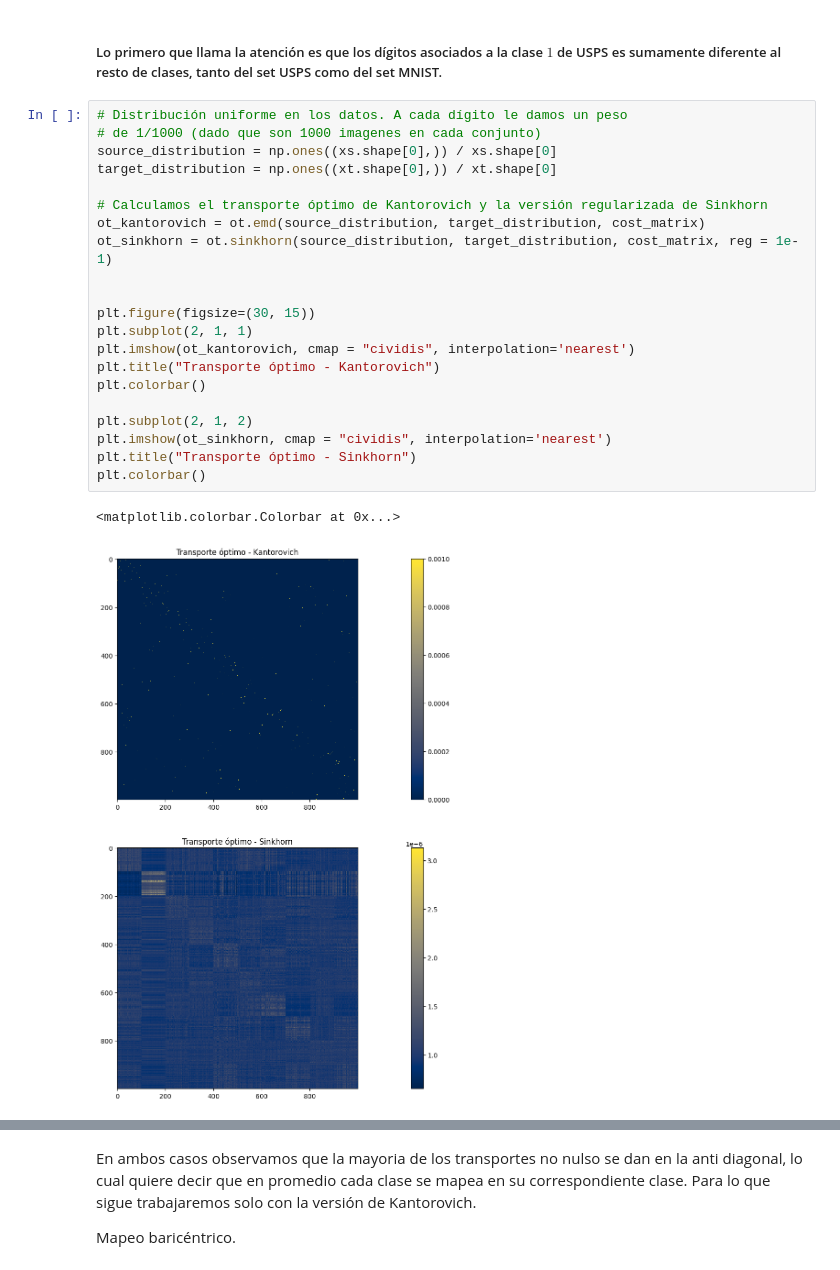
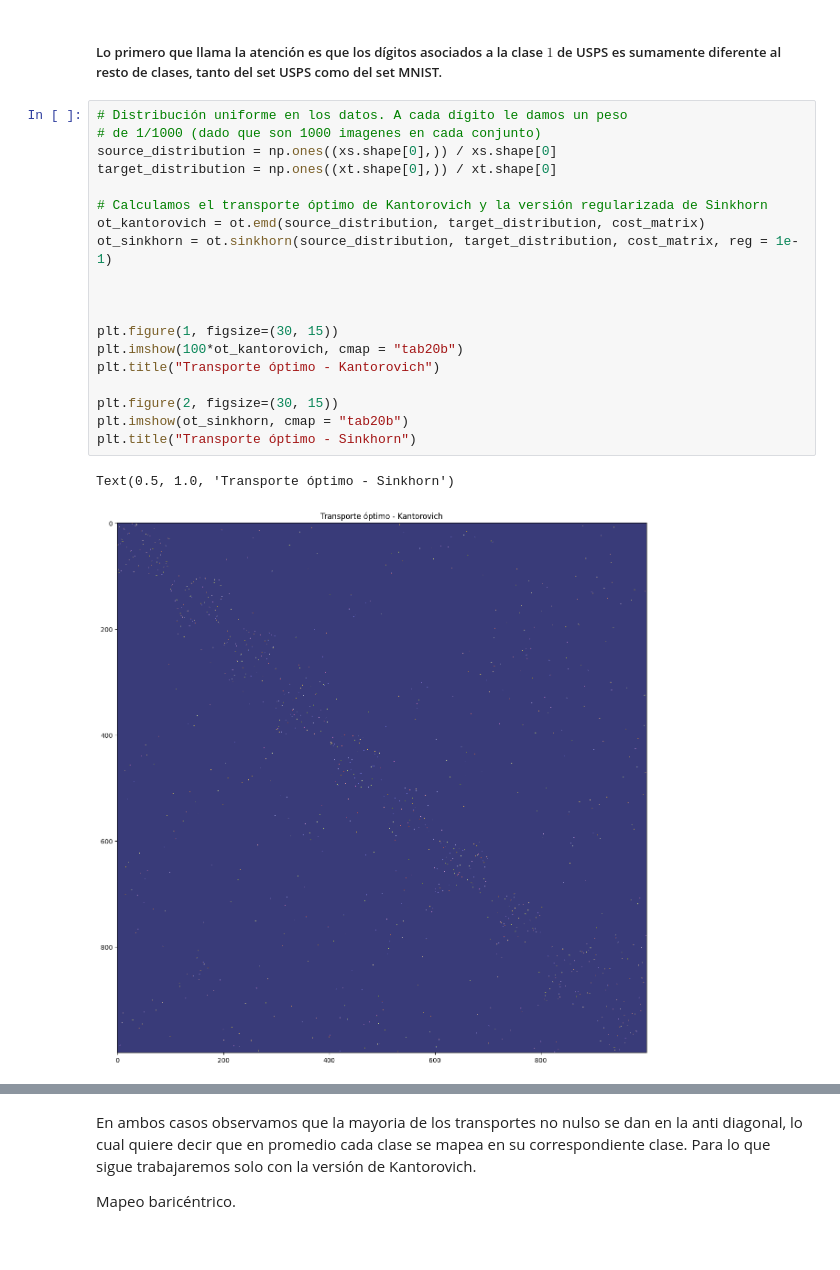
Before and after one commit to britsimm/simulaciones_transporte_optimo, a Jupyter notebook: adaptacion_de_dominio_digitos.ipynb, the cells around one changed output, grey strips where cells are left out. Cells and saved outputs as stored; diff of their text form.

```diff
--- a/adaptacion_de_dominio_digitos.ipynb
+++ b/adaptacion_de_dominio_digitos.ipynb
@@ -120,24 +120,22 @@ plt.imshow(cost_matrix, cmap = "cividis", interpolation='nearest')
 # %%
 # Distribución uniforme en los datos. A cada dígito le damos un peso
 # de 1/1000 (dado que son 1000 imagenes en cada conjunto)
 source_distribution = np.ones((xs.shape[0],)) / xs.shape[0]
 target_distribution = np.ones((xt.shape[0],)) / xt.shape[0]
 
 # Calculamos el transporte óptimo de Kantorovich y la versión regularizada de Sinkhorn
 ot_kantorovich = ot.emd(source_distribution, target_distribution, cost_matrix)
 ot_sinkhorn = ot.sinkhorn(source_distribution, target_distribution, cost_matrix, reg = 1e-1)
 
 
-plt.figure(figsize=(30, 15))
-plt.subplot(2, 1, 1)
-plt.imshow(ot_kantorovich, cmap = "cividis", interpolation='nearest')
+
+plt.figure(1, figsize=(30, 15))
+plt.imshow(100*ot_kantorovich, cmap = "tab20b")
 plt.title("Transporte óptimo - Kantorovich")
-plt.colorbar()
 
-plt.subplot(2, 1, 2)
-plt.imshow(ot_sinkhorn, cmap = "cividis", interpolation='nearest')
+plt.figure(2, figsize=(30, 15))
+plt.imshow(ot_sinkhorn, cmap = "tab20b")
 plt.title("Transporte óptimo - Sinkhorn")
-plt.colorbar()
 # %% [output]
-<matplotlib.colorbar.Colorbar at 0x...>
+Text(0.5, 1.0, 'Transporte óptimo - Sinkhorn')
-[figure, old version]
+[figure, new version]
```
Also changed, not shown: parts of 3 cells of this notebook, 1 other file.
